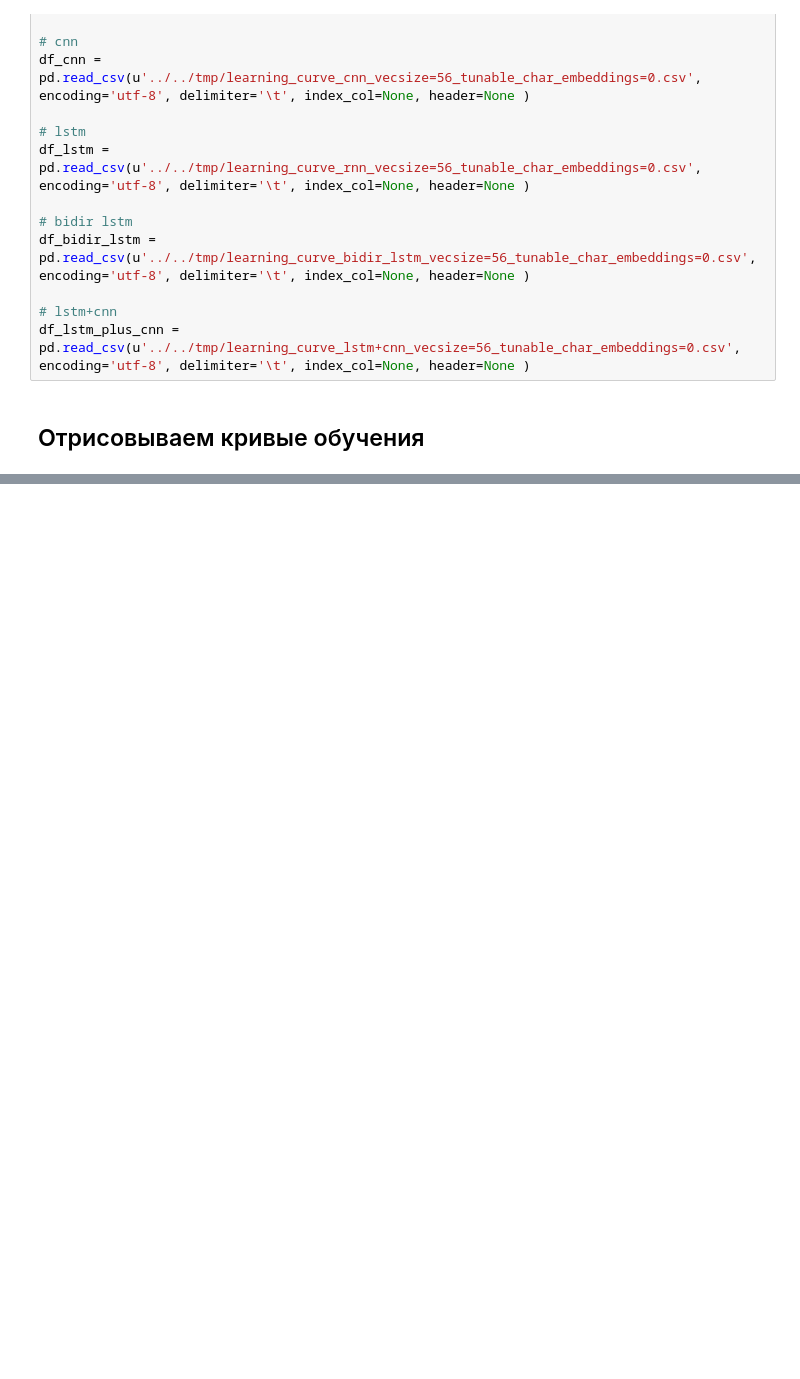
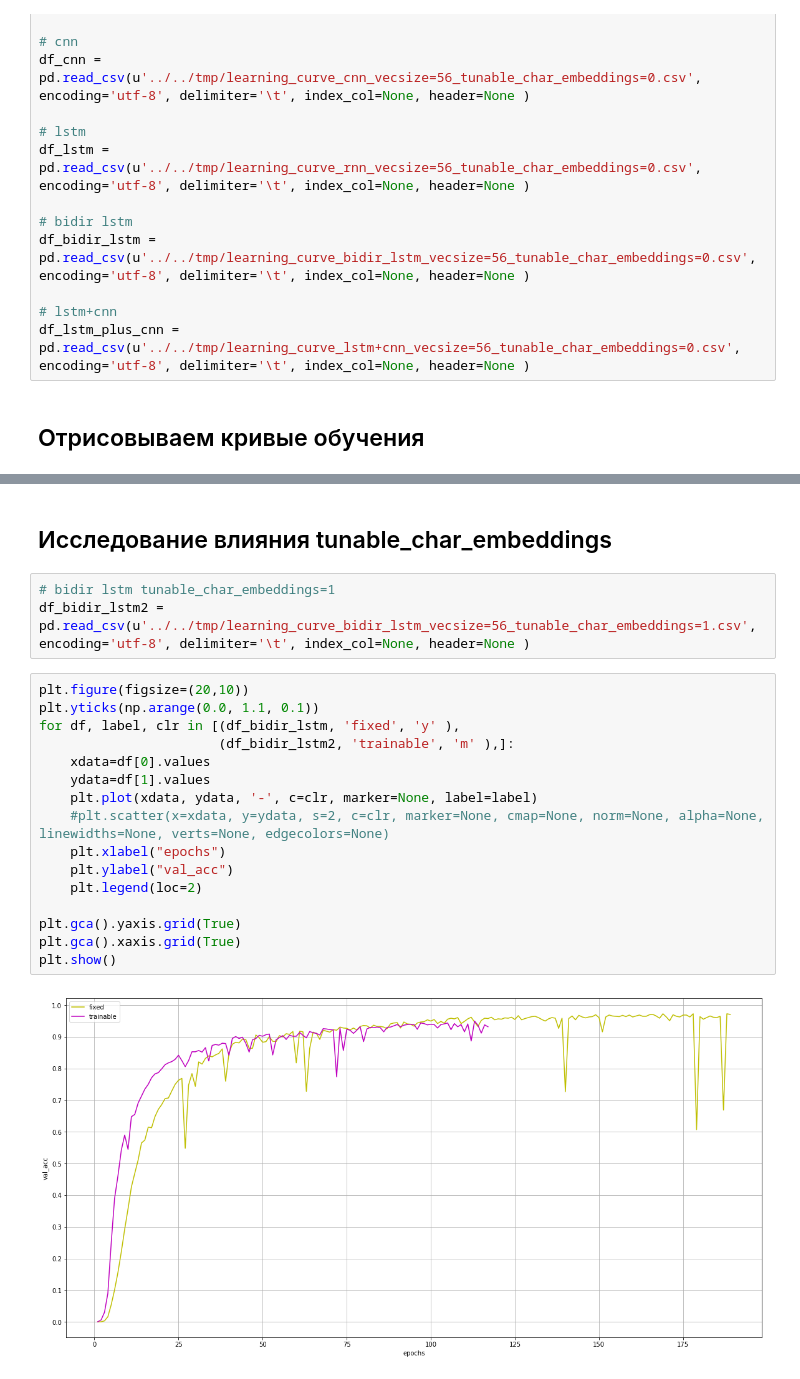
Before and after one commit to Koziev/chatbot, a Jupyter notebook: PyModels/viz/Визуализация кривых обучения для wordchar2vector.ipynb, the cells around one changed output, grey strips where cells are left out. Drawn from its saved outputs; the diff is of its cells as text; blank space fills up the shorter version.

```diff
--- a/PyModels/viz/Визуализация кривых обучения для wordchar2vector.ipynb
+++ b/PyModels/viz/Визуализация кривых обучения для wordchar2vector.ipynb
@@ -49,0 +50,23 @@ plt.show()
+# %% [markdown]
+## Исследование влияния tunable_char_embeddings
+# %%
+# bidir lstm tunable_char_embeddings=1
+df_bidir_lstm2 = pd.read_csv(u'../../tmp/learning_curve_bidir_lstm_vecsize=56_tunable_char_embeddings=1.csv', encoding='utf-8', delimiter='\t', index_col=None, header=None )
+# %%
+plt.figure(figsize=(20,10))
+plt.yticks(np.arange(0.0, 1.1, 0.1))
+for df, label, clr in [(df_bidir_lstm, 'fixed', 'y' ),
+                       (df_bidir_lstm2, 'trainable', 'm' ),]:
+    xdata=df[0].values
+    ydata=df[1].values
+    plt.plot(xdata, ydata, '-', c=clr, marker=None, label=label)
+    #plt.scatter(x=xdata, y=ydata, s=2, c=clr, marker=None, cmap=None, norm=None, alpha=None, linewidths=None, verts=None, edgecolors=None)
+    plt.xlabel("epochs")
+    plt.ylabel("val_acc")
+    plt.legend(loc=2)
+
+plt.gca().yaxis.grid(True)
+plt.gca().xaxis.grid(True)
+plt.show()
+# %% [output]
+[figure, added]
```
Also changed, not shown: parts of 1 cell of this notebook, 4 other files.
